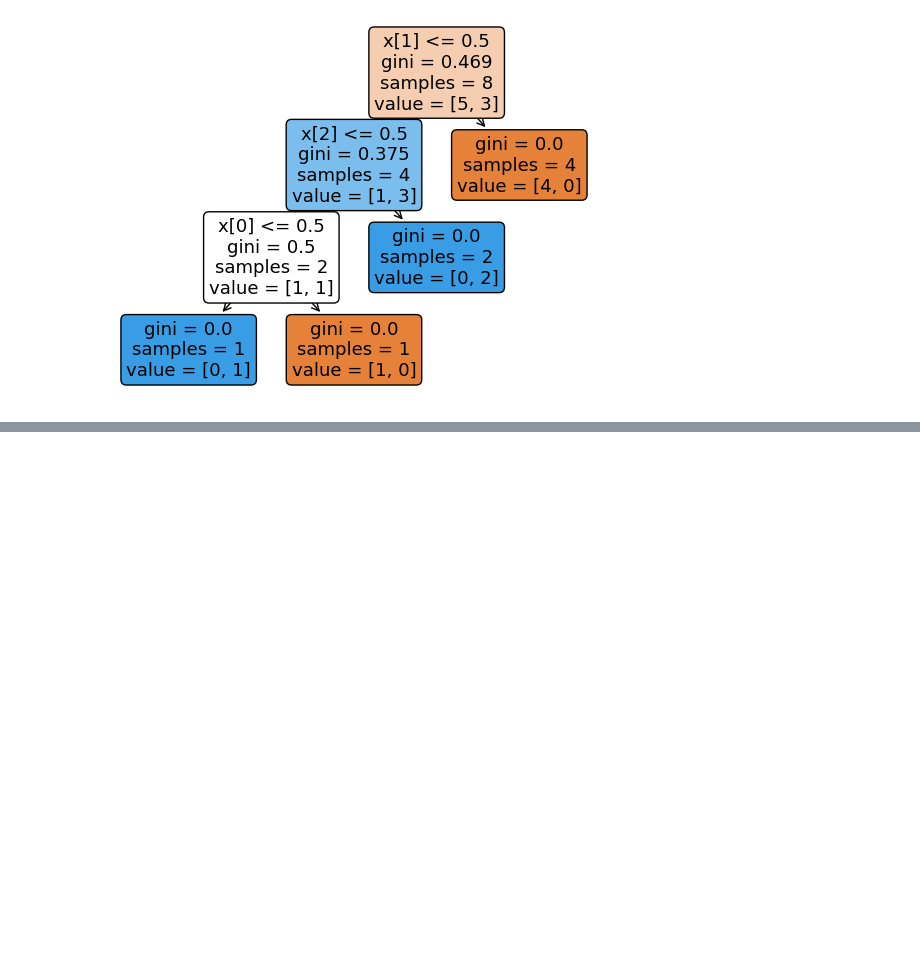
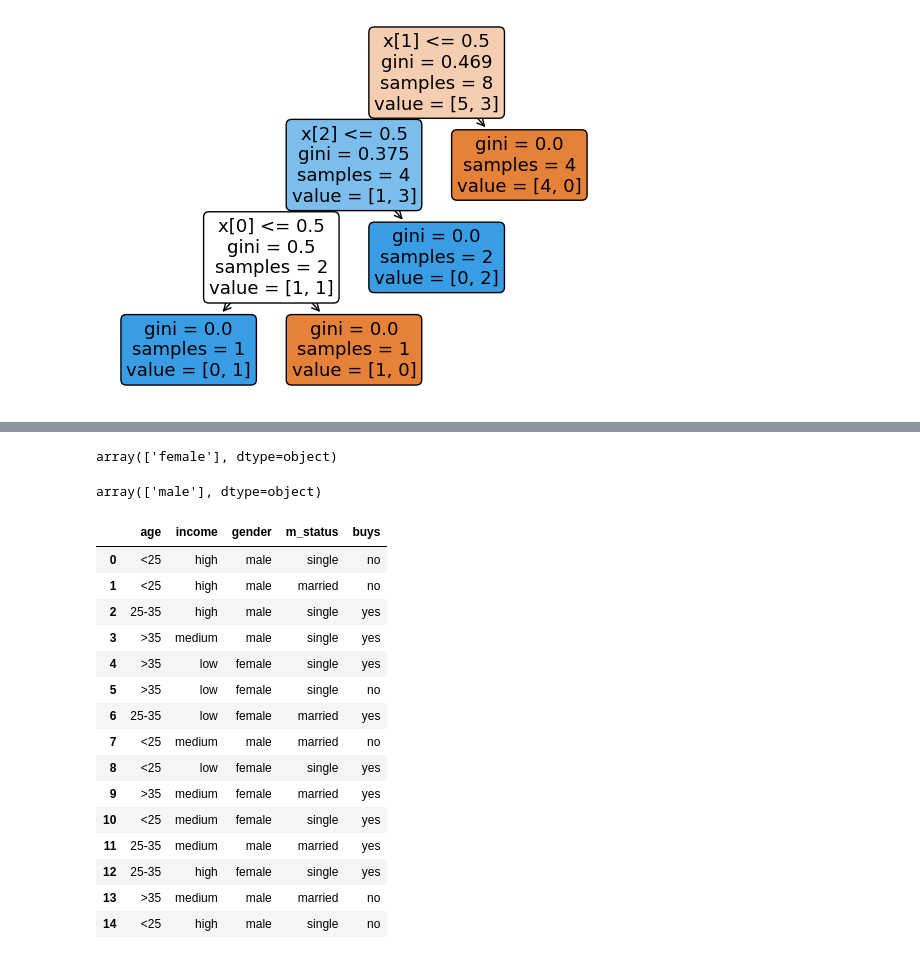
Before and after one commit to ejaj/machine-learning, a Jupyter notebook: Decision Tree.ipynb, the cells around one changed output, grey strips where cells are left out. Cells and saved outputs as stored; diff of their text form; code cells hidden in the pictures; blank space fills up the shorter version.

```diff
--- a/Decision Tree.ipynb
+++ b/Decision Tree.ipynb
@@ -179,0 +232,30 @@ tree.plot_tree(clf, filled=True, rounded=True, feature_names=x.columns)
+# %%
+prediction_
+# %% [output]
+array(['female'], dtype=object)
+# %%
+prediction_ = cls_.predict([[200,79,44]])
+prediction_
+# %% [output]
+array(['male'], dtype=object)
+# %%
+import pandas as pd
+sp = pd.read_csv('shop_data.csv')
+sp
+# %% [output]
+|  | age | income | gender | m_status | buys |
+| 0 | <25 | high | male | single | no |
+| 1 | <25 | high | male | married | no |
+| 2 | 25-35 | high | male | single | yes |
+| 3 | >35 | medium | male | single | yes |
+| 4 | >35 | low | female | single | yes |
+| 5 | >35 | low | female | single | no |
+| 6 | 25-35 | low | female | married | yes |
+| 7 | <25 | medium | male | married | no |
+| 8 | <25 | low | female | single | yes |
+| 9 | >35 | medium | female | married | yes |
+| 10 | <25 | medium | female | single | yes |
+| 11 | 25-35 | medium | male | married | yes |
+| 12 | 25-35 | high | female | single | yes |
+| 13 | >35 | medium | male | married | no |
+| 14 | <25 | high | male | single | no |
```
Also changed, not shown: parts of 18 cells of this notebook, 4 other files.
